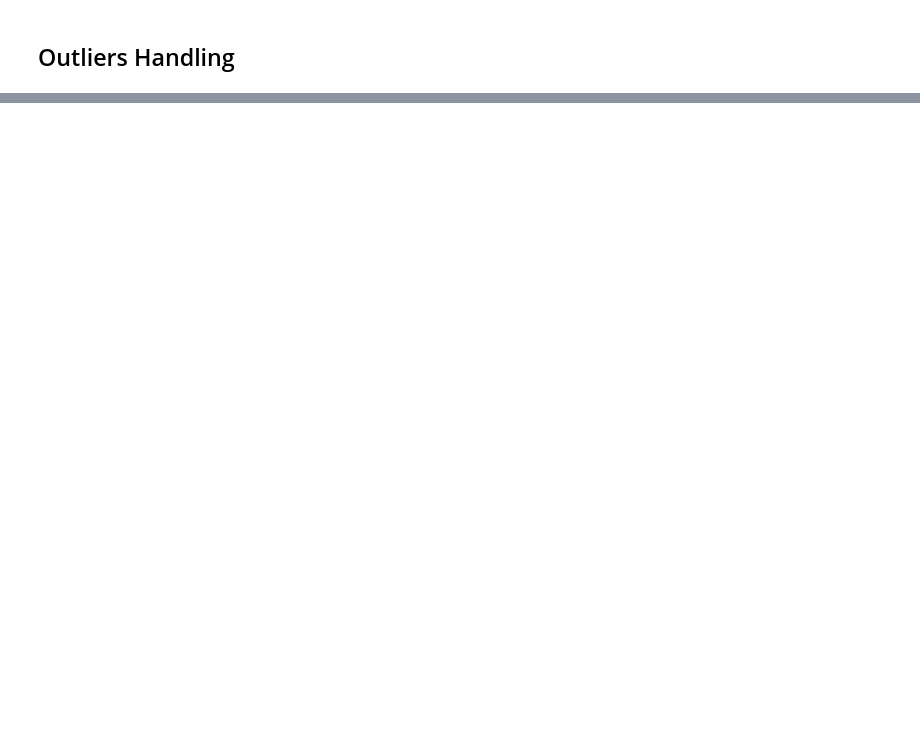
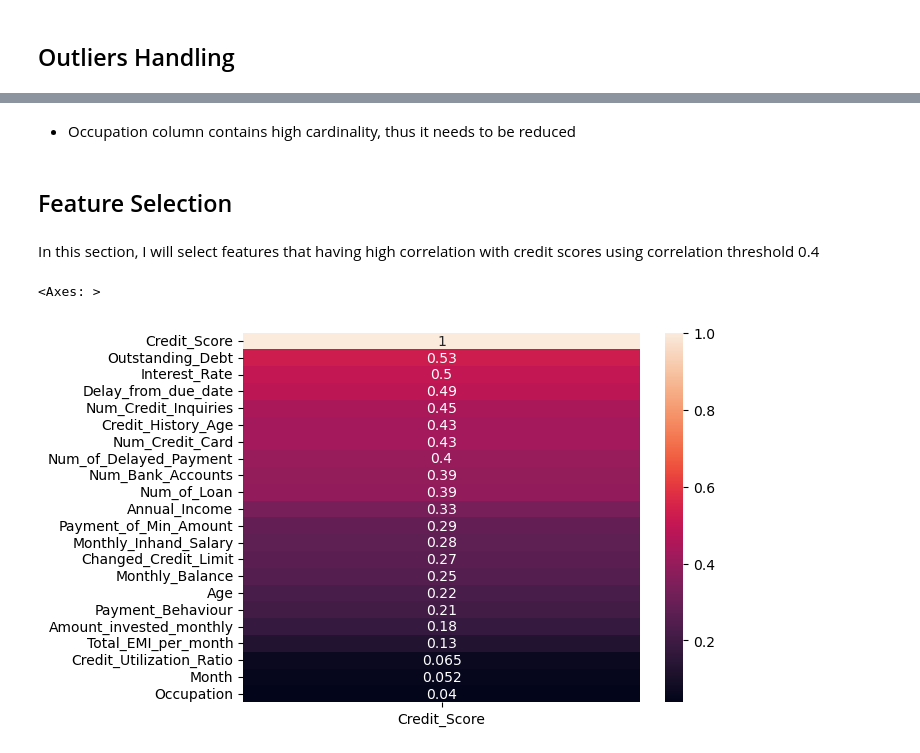
Before and after one commit to Gustana/Bank-Credit-Score-Classification, a Jupyter notebook: modelling.ipynb, the cells around one changed output, grey strips where cells are left out. Saved outputs shown, nothing was run; the diff lists cells and outputs as text; code cells hidden in the pictures; blank space fills up the shorter version.

```diff
--- a/modelling.ipynb
+++ b/modelling.ipynb
@@ -755,0 +807,2 @@ cat_cols = ""
+# %%
+normal_dist_cols, slight_skewed_cols, high_skewed_cols = get_cols_skewness_type(X_train)
@@ -755,0 +830,5 @@ cat_cols = ""
+# %%
+# cap on x train
+X_train = extreme_cap.fit_transform(X_train)
+X_train = moderate_cap.fit_transform(X_train)
+X_train = normal_cap.fit_transform(X_train)
@@ -755,0 +853,43 @@ cat_cols = ""
+# %% [markdown]
+- Occupation column contains high cardinality, thus it needs to be reduced
+# %%
+occupation_map = {
+	'Media_Manager': 'Media & Communications',
+	'Writer': 'Media & Communications',
+	'Journalist': 'Media & Communications',
+	'Musician': 'Media & Communications',
+	'Developer': 'Technology & Development',
+	'Engineer': 'Technology & Development',
+	'Scientist': 'Technology & Development',
+	'Manager': 'Business & Management',
+	'Entrepreneur': 'Business & Management',
+	'Lawyer': 'Lawyer',
+	'Doctor': 'Doctor',
+	'Teacher': 'Teacher',
+	'Accountant': 'Accountant',
+	'Architect': 'Architect',
+	'Mechanic': 'Mechanic',
+	'Unknown': 'Unknown'
+}
+# %%
+# remap occupation to reduce cardinality number
+X_train["Occupation"] = X_train["Occupation"].apply(lambda occupation: occupation_map[occupation])
+X_test["Occupation"] = X_test["Occupation"].apply(lambda occupation: occupation_map[occupation])
+# %% [markdown]
+## Feature Selection
+# %% [markdown]
+In this section, I will select features that having high correlation with credit scores using correlation threshold 0.4
+# %%
+# show heatmap of correlation features to target variable
+sns.heatmap(
+	pd.concat(
+		[X_train, y_train],
+		axis=1
+	).phik_matrix(
+		interval_cols=interval_cols
+	)[["Credit_Score"]].sort_values(by="Credit_Score", ascending=False),
+	annot=True
+)
+# %% [output]
+<Axes: >
+[figure, added]
```
Also changed, not shown: parts of 74 cells of this notebook.
